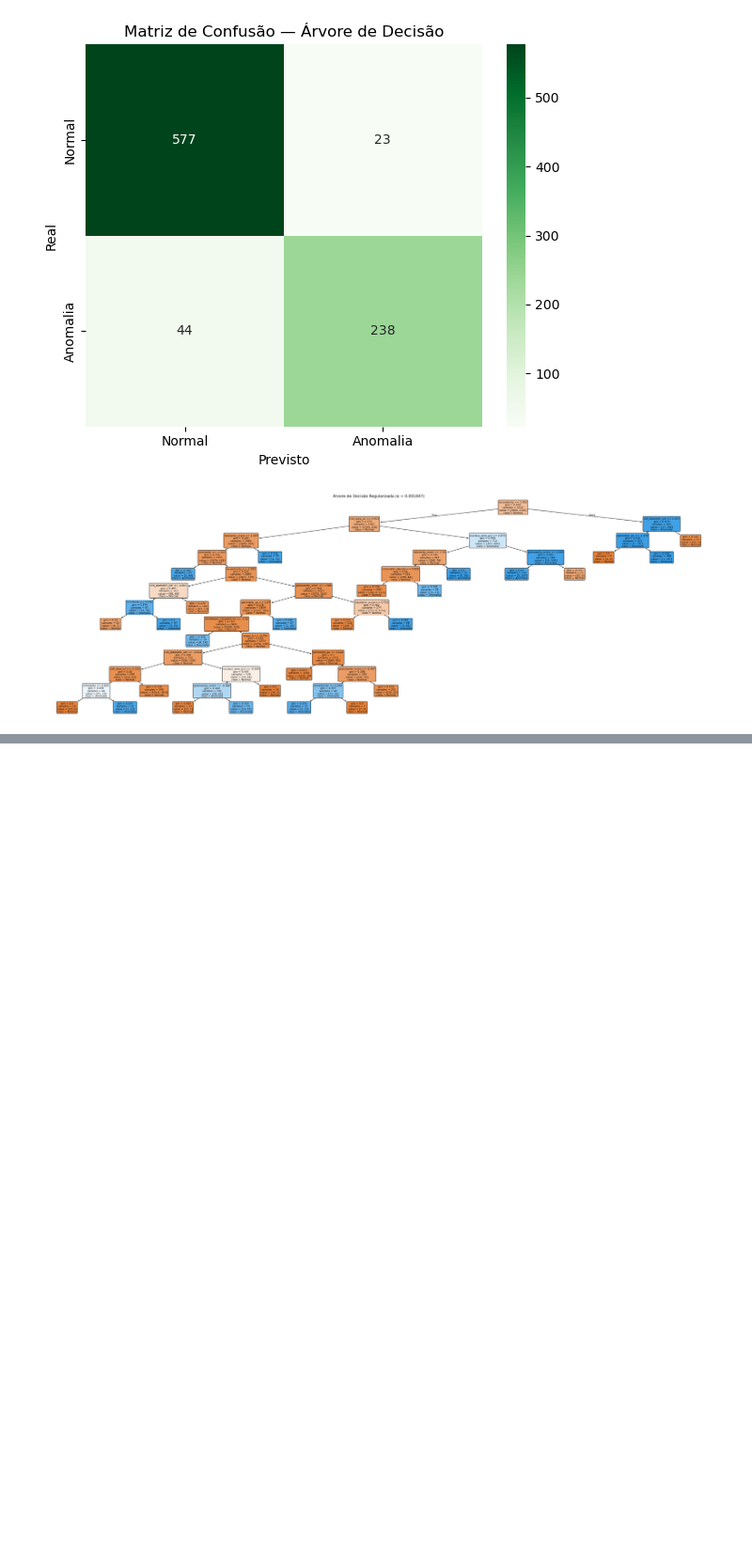
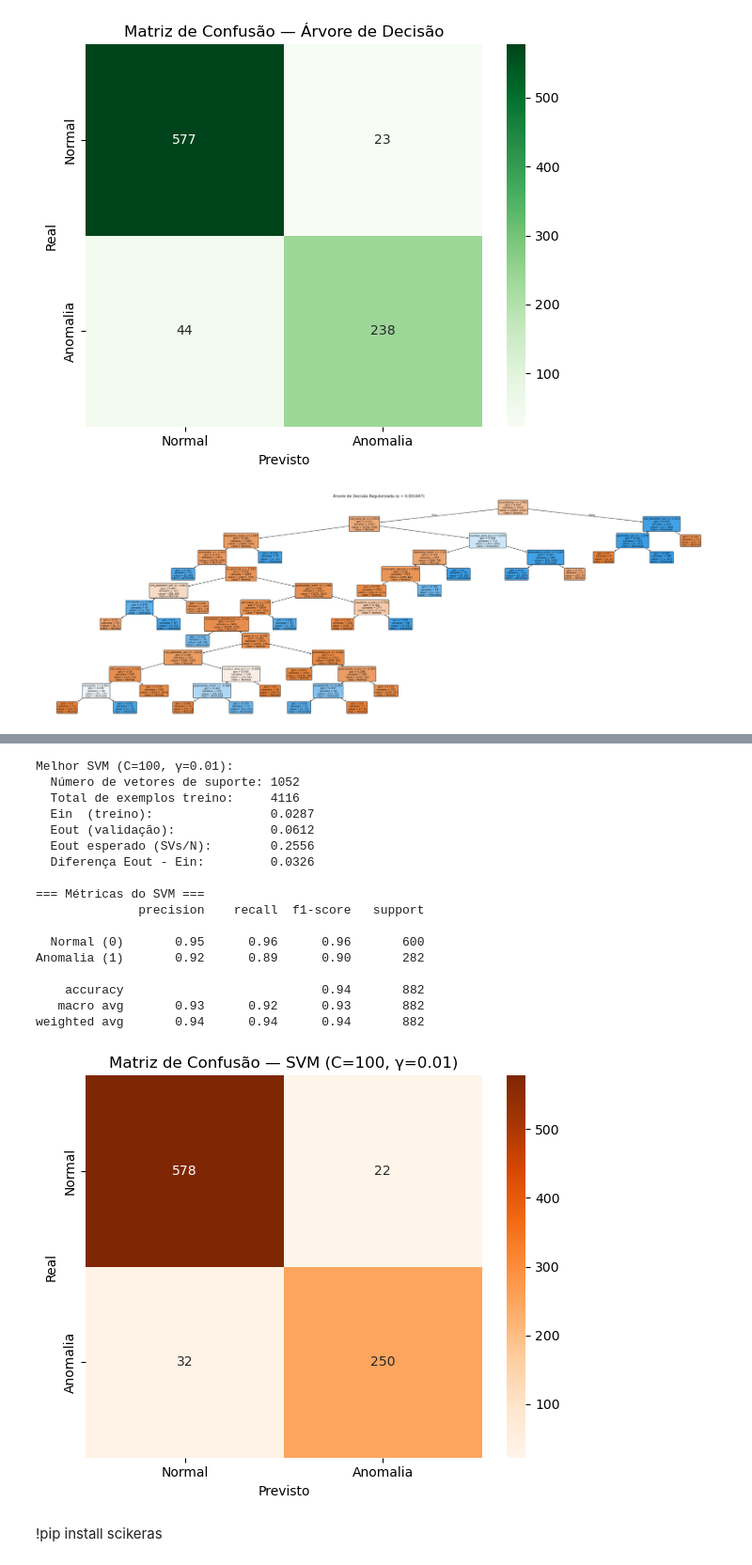
Before and after one commit to gustavojohan/projeto-final-am, a Jupyter notebook: projeto-final.ipynb, the cells around one changed output, grey strips where cells are left out. Shown at 94% size. Cells and saved outputs as stored; diff of their text form; code cells hidden in the pictures; blank space fills up the shorter version.

```diff
--- a/projeto-final.ipynb
+++ b/projeto-final.ipynb
@@ -620,0 +760,73 @@ weighted avg       0.92      0.92      0.92       882
+# %%
+# -------------------------------------------------------------
+# ETAPA 2 — Treinar melhor SVM e calcular Ein, Eout e Eout esperado
+# -------------------------------------------------------------
+best_svm = SVC(
+    kernel='rbf',
+    C=grid_search.best_params_['C'],
+    gamma=grid_search.best_params_['gamma'],
+    class_weight='balanced',
+    random_state=42
+)
+best_svm.fit(X_train, y_train)
+
+# Ein e Eout
+ein_svm  = 1 - best_svm.score(X_train, y_train)
+eout_svm = 1 - best_svm.score(X_val,   y_val)
+
+# Eout esperado baseado nos vetores de suporte
+n_support = best_svm.n_support_.sum()  # total de vetores de suporte
+eout_esperado = n_support / len(X_train)
+
+print(f"Melhor SVM (C={grid_search.best_params_['C']}, γ={grid_search.best_params_['gamma']}):")
+print(f"  Número de vetores de suporte: {n_support}")
+print(f"  Total de exemplos treino:     {len(X_train)}")
+print(f"  Ein  (treino):                {ein_svm:.4f}")
+print(f"  Eout (validação):             {eout_svm:.4f}")
+print(f"  Eout esperado (SVs/N):        {eout_esperado:.4f}")
+print(f"  Diferença Eout - Ein:         {eout_svm - ein_svm:.4f}")
+
+# -------------------------------------------------------------
+# ETAPA 3 — Métricas finais
+# -------------------------------------------------------------
+from sklearn.metrics import classification_report, confusion_matrix
+import seaborn as sns
+import matplotlib.pyplot as plt
+
+y_pred_svm = best_svm.predict(X_val)
+
+print("\n=== Métricas do SVM ===")
+print(classification_report(y_val, y_pred_svm,
+      target_names=['Normal (0)', 'Anomalia (1)']))
+
+cm_svm = confusion_matrix(y_val, y_pred_svm)
+plt.figure(figsize=(6, 5))
+sns.heatmap(cm_svm, annot=True, fmt='d', cmap='Oranges',
+            xticklabels=['Normal', 'Anomalia'],
+            yticklabels=['Normal', 'Anomalia'])
+plt.title(f'Matriz de Confusão — SVM (C={grid_search.best_params_["C"]}, γ={grid_search.best_params_["gamma"]})')
+plt.ylabel('Real')
+plt.xlabel('Previsto')
+plt.tight_layout()
+plt.show()
+# %% [output]
+Melhor SVM (C=100, γ=0.01):
+  Número de vetores de suporte: 1052
+  Total de exemplos treino:     4116
+  Ein  (treino):                0.0287
+  Eout (validação):             0.0612
+  Eout esperado (SVs/N):        0.2556
+  Diferença Eout - Ein:         0.0326
+
+=== Métricas do SVM ===
+              precision    recall  f1-score   support
+
+  Normal (0)       0.95      0.96      0.96       600
+Anomalia (1)       0.92      0.89      0.90       282
+
+    accuracy                           0.94       882
+   macro avg       0.93      0.92      0.93       882
+weighted avg       0.94      0.94      0.94       882
+[figure, added]
+# %% [markdown]
+!pip install scikeras
```
Also changed, not shown: parts of 25 cells of this notebook.
